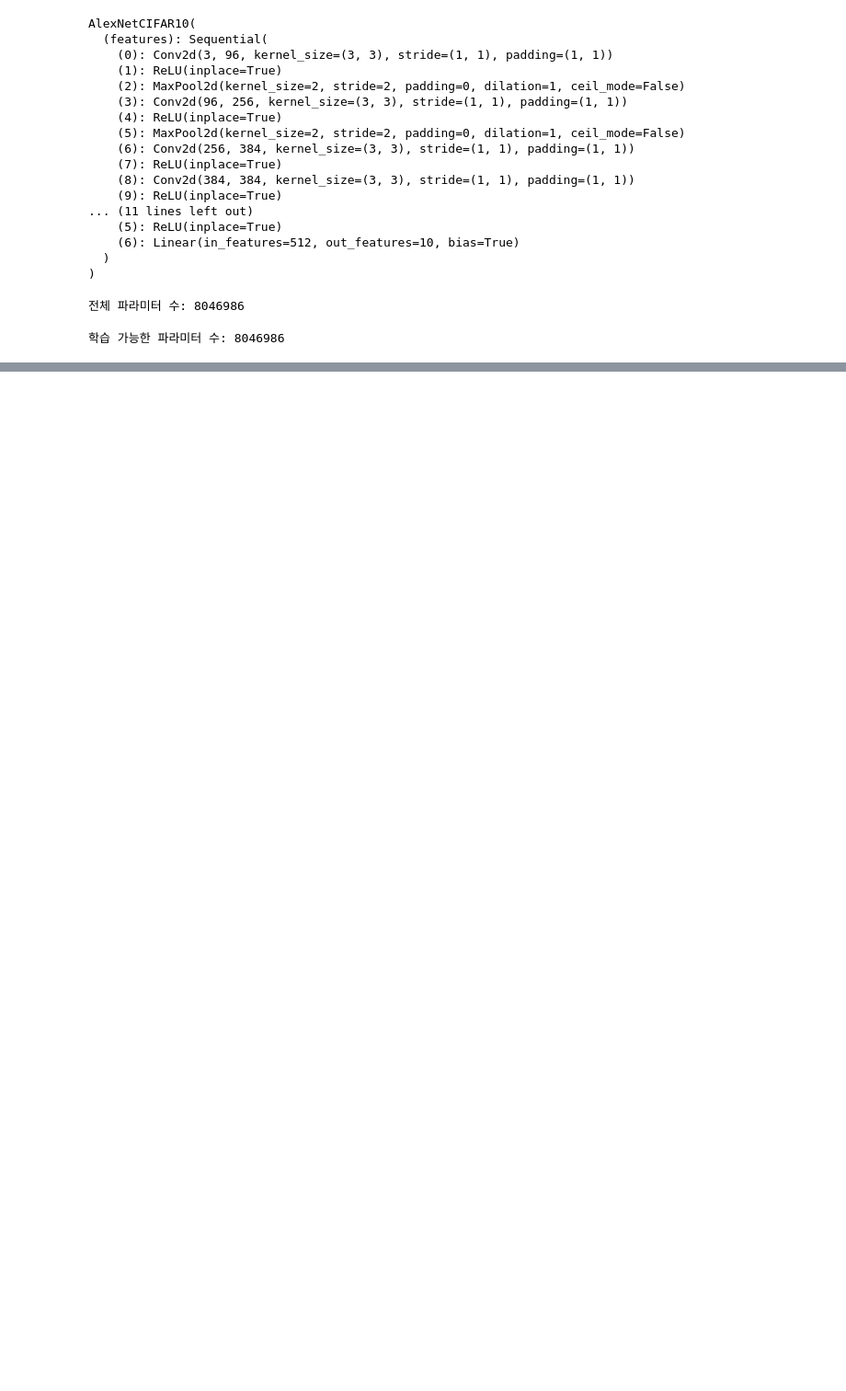
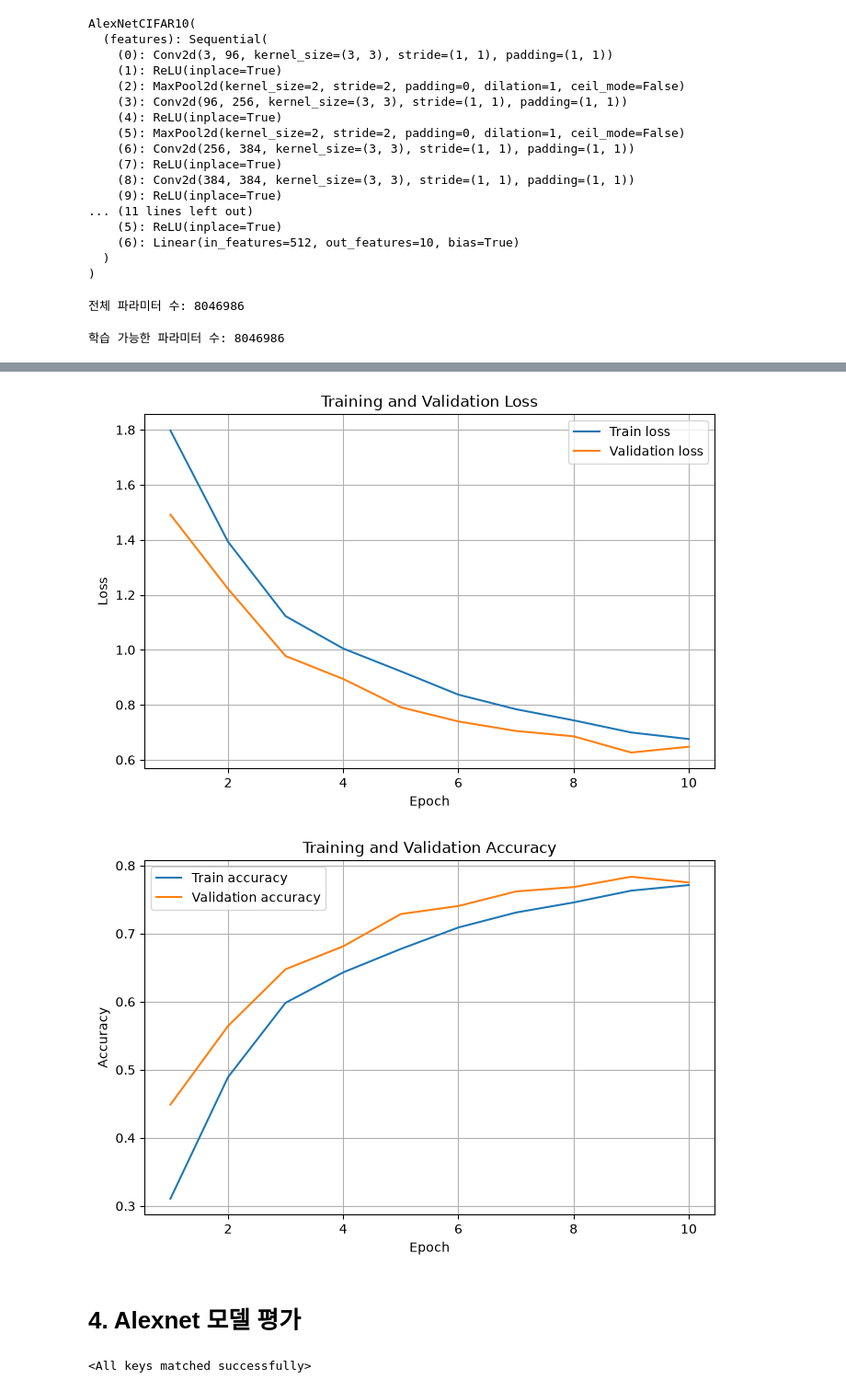
Before and after one commit to harwoon/10_ML_DL, a Jupyter notebook: 13_AlexNet 구현하기.ipynb, the cells around one changed output, grey strips where cells are left out. Shown at 92% size. Saved outputs shown, nothing was run; the diff lists cells and outputs as text; code cells hidden in the pictures; blank space fills up the shorter version.

Commit message:
13 alexnet 구현하기

```diff
--- a/13_AlexNet 구현하기.ipynb
+++ b/13_AlexNet 구현하기.ipynb
@@ -282,0 +348,4 @@ fc layer만 학습시키고, 나머지(cnn등)는 freeze시켜서 그대로 가
+# %%
+EPOCHS = 50
+LEARNING_RATE = 1e-3
+WEIGHT_DECAY = 1e-4 # adamW : 기울기 연산 후 가중치를 눌러줌
@@ -282,0 +358,4 @@ fc layer만 학습시키고, 나머지(cnn등)는 freeze시켜서 그대로 가
+# %%
+criterion = nn.CrossEntropyLoss()
+optimizer = torch.optim.AdamW(model.parameters(), lr=LEARNING_RATE, weight_decay=WEIGHT_DECAY)
+scheduler = torch.optim.lr_scheduler.ReduceLROnPlateau(optimizer, mode='min',factor=0.5,patience=3)
@@ -282,0 +408,12 @@ fc layer만 학습시키고, 나머지(cnn등)는 freeze시켜서 그대로 가
+# %%
+OUTPUT_DIR = Path("outputs")
+OUTPUT_DIR.mkdir(exist_ok=True)
+BEST_MODEL_PATH = OUTPUT_DIR / "alexnet_cifat10_best.pth"
+EARLY_STOPPING_PATIENCE = 5
+# %%
+history = {
+    "train_loss" : [], "train_accuracy":[], "validation_loss":[], "validation_accuracy":[]
+}
+
+best_validation_loss = float('inf')
+epochs_without_improvement = 0
@@ -282,0 +465,27 @@ fc layer만 학습시키고, 나머지(cnn등)는 freeze시켜서 그대로 가
+# %%
+epochs = range(1, len(history["train_loss"]) + 1)
+
+plt.figure(figsize=(8, 5))
+plt.plot(epochs, history["train_loss"], label="Train loss")
+plt.plot(epochs, history["validation_loss"], label="Validation loss")
+plt.xlabel("Epoch")
+plt.ylabel("Loss")
+plt.title("Training and Validation Loss")
+plt.legend()
+plt.grid()
+plt.show()
+
+plt.figure(figsize=(8, 5))
+plt.plot(epochs, history["train_accuracy"], label="Train accuracy")
+plt.plot(epochs, history["validation_accuracy"], label="Validation accuracy")
+plt.xlabel("Epoch")
+plt.ylabel("Accuracy")
+plt.title("Training and Validation Accuracy")
+plt.legend()
+plt.grid()
+plt.show()
+# %% [output]
+[figure, added]
+[figure, added]
+# %% [markdown]
+# **4. Alexnet 모델 평가**
@@ -282,0 +499,4 @@ fc layer만 학습시키고, 나머지(cnn등)는 freeze시켜서 그대로 가
+# %%
+model.load_state_dict(best_state_dict)
+# %% [output]
+<All keys matched successfully>
```
Also changed, not shown: parts of 19 cells of this notebook.
